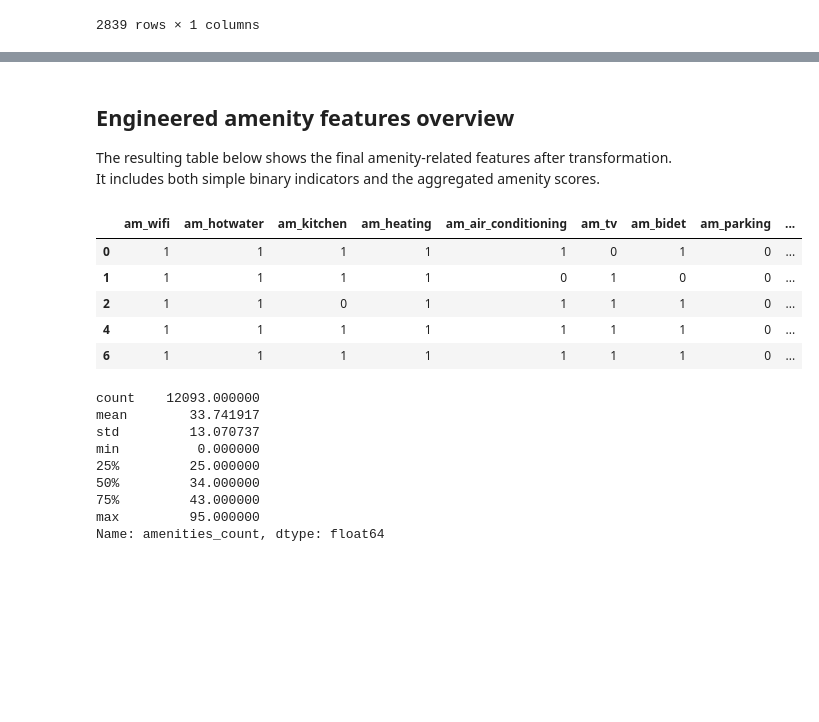
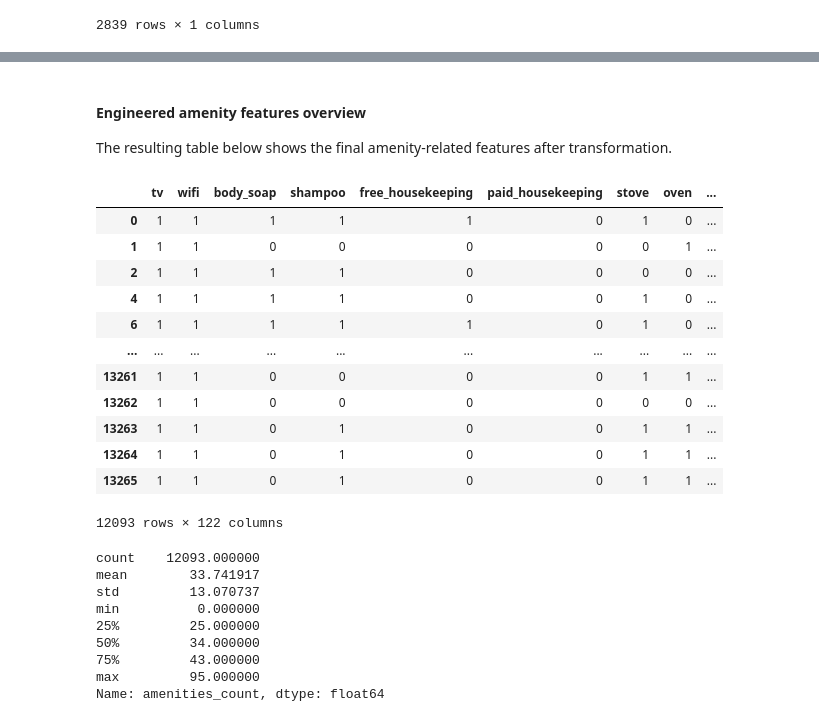
Before and after one commit to emilyglomb/AirBnB-price-predictor, a Jupyter notebook: cleaning.ipynb, the cells around one changed output, grey strips where cells are left out. Saved outputs shown, nothing was run; the diff lists cells and outputs as text; code cells hidden in the pictures; blank space fills up the shorter version.

```diff
--- a/cleaning.ipynb
+++ b/cleaning.ipynb
@@ -641,6 +646,12 @@ amenities_freq
 | 32 inch hdtv with amazon prime vi... | 1 |
 | 50 inch hdtv with amazon prime vi... | 1 |
 2839 rows × 1 columns
+# %%
+amenity_list = list(amenities_freq.index)
+
+with open("amenities_raw_list.txt", "w", encoding="utf-8") as f:
+    for a in amenity_list:
+        f.write(a + "\n")
 # %% [markdown]
 #### Amenity indicators
 
@@ -700,18 +996,23 @@ for col, words in categories.items():
 # %% [markdown]
-## Engineered amenity features overview
+#### Engineered amenity features overview
 
 The resulting table below shows the final amenity-related features after transformation.
-It includes both simple binary indicators and the aggregated amenity scores.
 # %%
-cols = [c for c in listings.columns if c.startswith('am_') or c == 'amenities_count']
-listings[cols].head()
+new_df
 # %% [output]
-|  | am_wifi | am_hotwater | am_kitchen | am_heating | am_air_conditioning | am_tv | am_bidet | am_parking | ... |
+|  | tv | wifi | body_soap | shampoo | free_housekeeping | paid_housekeeping | stove | oven | ... |
 | 0 | 1 | 1 | 1 | 1 | 1 | 0 | 1 | 0 | ... |
-| 1 | 1 | 1 | 1 | 1 | 0 | 1 | 0 | 0 | ... |
-| 2 | 1 | 1 | 0 | 1 | 1 | 1 | 1 | 0 | ... |
-| 4 | 1 | 1 | 1 | 1 | 1 | 1 | 1 | 0 | ... |
-| 6 | 1 | 1 | 1 | 1 | 1 | 1 | 1 | 0 | ... |
+| 1 | 1 | 1 | 0 | 0 | 0 | 0 | 0 | 1 | ... |
+| 2 | 1 | 1 | 1 | 1 | 0 | 0 | 0 | 0 | ... |
+| 4 | 1 | 1 | 1 | 1 | 0 | 0 | 1 | 0 | ... |
+| 6 | 1 | 1 | 1 | 1 | 1 | 0 | 1 | 0 | ... |
+| ... | ... | ... | ... | ... | ... | ... | ... | ... | ... |
+| 13261 | 1 | 1 | 0 | 0 | 0 | 0 | 1 | 1 | ... |
+| 13262 | 1 | 1 | 0 | 0 | 0 | 0 | 0 | 0 | ... |
+| 13263 | 1 | 1 | 0 | 1 | 0 | 0 | 1 | 1 | ... |
+| 13264 | 1 | 1 | 0 | 1 | 0 | 0 | 1 | 1 | ... |
+| 13265 | 1 | 1 | 0 | 1 | 0 | 0 | 1 | 1 | ... |
+12093 rows × 122 columns
 # %%
 listings['amenities_count'] = listings['amenities_list'].str.len()
 listings['amenities_count'].describe()
```
Also changed, not shown: parts of 24 cells of this notebook, 10 other files.
